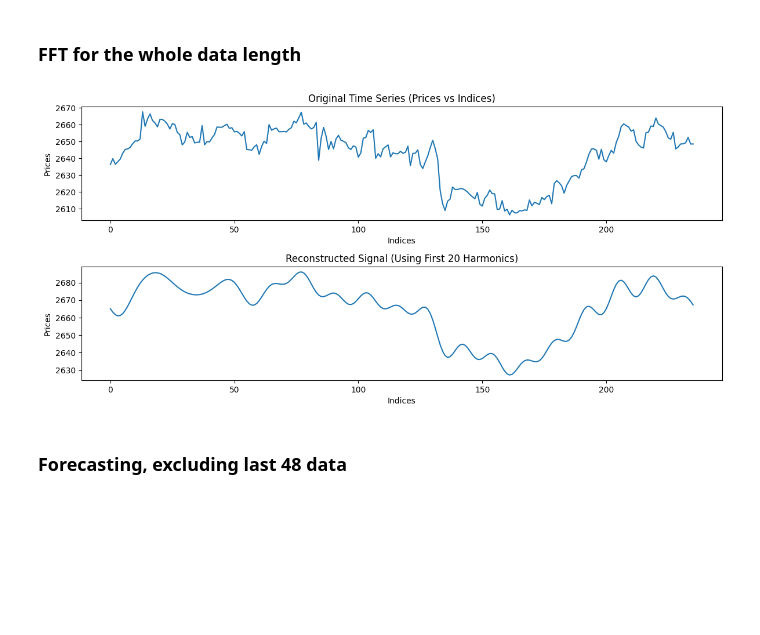
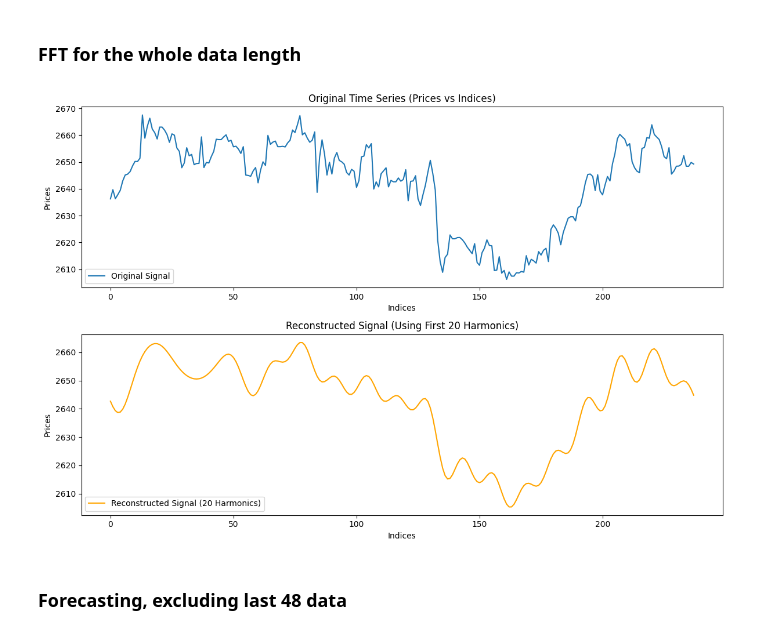
Before and after one commit to harrycslau/forex-data-fft, a Jupyter notebook: main.ipynb, the cells around one changed output. Cells and saved outputs as stored; diff of their text form; code cells hidden in the pictures; blank space fills up the shorter version.

Commit message:
Add the zeroth harmonic for offset

```diff
--- a/main.ipynb
+++ b/main.ipynb
@@ -28,53 +28,61 @@ array([2636.255, 2639.675, 2636.318, 2637.845, 2639.464, 2642.955,
 # %% [markdown]
 ### FFT for the whole data length
 # %%
-
 # Create time indices based on the length of prices (0 to len(prices) - 1)
 time_indices = np.arange(len(prices))
 
 # Perform FFT
+N = len(prices)
 fft_result = np.fft.fft(prices)
-fft_freq = np.fft.fftfreq(len(prices))  # Compute frequency bins
+fft_freq = np.fft.fftfreq(N)  # Compute frequency bins
 
-# Filter out the negative frequencies (optional, for easier interpretation)
+# Only need positive frequencies for real signals
 positive_freq_indices = fft_freq >= 0
+fft_freq_positive = fft_freq[positive_freq_indices]
 fft_result_positive = fft_result[positive_freq_indices]
-fft_freq_positive = fft_freq[positive_freq_indices]
 
-# Retain only the first few harmonics, e.g., the first 3 frequencies
-num_harmonics = 20
-fft_result_filtered = np.zeros_like(fft_result_positive)
-fft_result_filtered[:num_harmonics] = fft_result_positive[:num_harmonics]
+# Retain only the first few harmonics, including the DC component
+num_harmonics = 20  # Adjust this number as needed
+frequencies = fft_freq_positive[:num_harmonics]
+amplitudes = fft_result_positive[:num_harmonics]
 
-# Perform inverse FFT to reconstruct the signal with only the first few harmonics
-fft_full_filtered = np.concatenate([fft_result_filtered, np.conj(fft_result_filtered[-2:0:-1])])
-reconstructed_signal = np.fft.ifft(fft_full_filtered)
+# Reconstruct the signal using the selected harmonics
+reconstructed_signal = np.zeros(N)
 
-# Ensure the lengths of time_indices and reconstructed_signal match
-min_length = min(len(time_indices), len(reconstructed_signal))
-time_indices = time_indices[:min_length]
-reconstructed_signal = reconstructed_signal[:min_length]
+for i in range(num_harmonics):
+    frequency = frequencies[i]
+    amplitude = np.abs(amplitudes[i])
+    phase = np.angle(amplitudes[i])
+    if frequency == 0:
+        # DC component (mean value)
+        reconstructed_signal += (amplitude / N) * np.ones(N)
+    else:
+        # Harmonic components
+        omega = 2 * np.pi * frequency
+        reconstructed_signal += (2 * amplitude / N) * np.cos(omega * time_indices + phase)
 
 # Plot original time series data
 plt.figure(figsize=(12, 8))
 
-plt.subplot(3, 1, 1)
-plt.plot(time_indices, prices[:min_length])  # Truncate prices to match time_indices
+plt.subplot(2, 1, 1)
+plt.plot(time_indices, prices, label="Original Signal")
 plt.title("Original Time Series (Prices vs Indices)")
 plt.xlabel("Indices")
 plt.ylabel("Prices")
+plt.legend()
 
 # Plot the reconstructed signal using only a few harmonics
-plt.subplot(3, 1, 2)
-plt.plot(time_indices, reconstructed_signal.real)  # Use the real part only, since FFT produces complex numbers
+plt.subplot(2, 1, 2)
+plt.plot(time_indices, reconstructed_signal, label=f"Reconstructed Signal ({num_harmonics} Harmonics)", color='orange')
 plt.title(f"Reconstructed Signal (Using First {num_harmonics} Harmonics)")
 plt.xlabel("Indices")
 plt.ylabel("Prices")
+plt.legend()
 
 plt.tight_layout()
 plt.show()
 # %% [output]
-[figure, old version]
+[figure, new version]
 # %% [markdown]
 ### Forecasting, excluding last 48 data
 # %%
```
Also changed, not shown: parts of 1 cell of this notebook.
